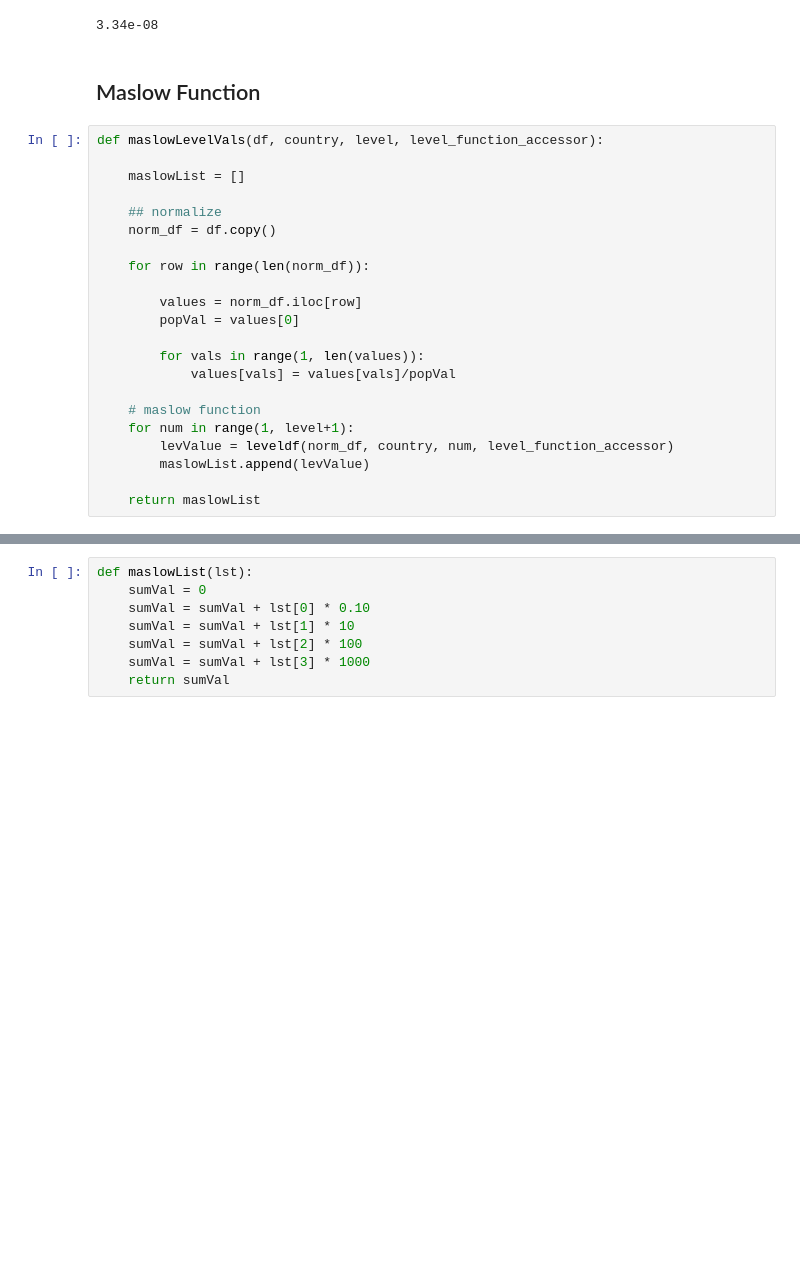
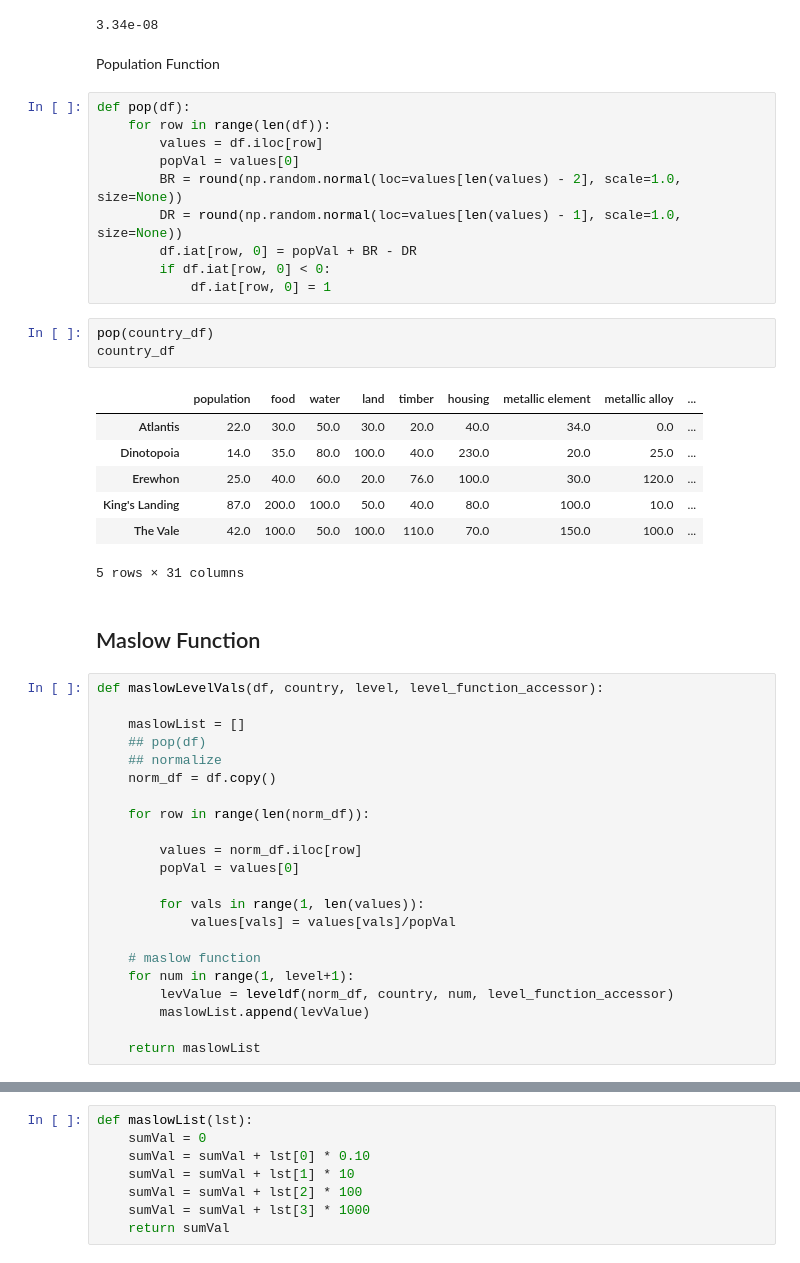
Before and after one commit to ijohnmilton/CountrySimulation, a Jupyter notebook: CountrySimulation.ipynb, the cells around one changed output, grey strips where cells are left out. Drawn from its saved outputs; the diff is of its cells as text; blank space fills up the shorter version.

```diff
--- a/CountrySimulation.ipynb
+++ b/CountrySimulation.ipynb
@@ -129,13 +131,36 @@ num = leveldf(country_df, 'Atlantis', 5, LEV_LIST)
 num
 # %% [output]
 3.34e-08
+# %% [markdown]
+Population Function
+# %%
+def pop(df):
+    for row in range(len(df)):
+        values = df.iloc[row]
+        popVal = values[0]
+        BR = round(np.random.normal(loc=values[len(values) - 2], scale=1.0, size=None))
+        DR = round(np.random.normal(loc=values[len(values) - 1], scale=1.0, size=None))
+        df.iat[row, 0] = popVal + BR - DR
+        if df.iat[row, 0] < 0:
+            df.iat[row, 0] = 1
+# %%
+pop(country_df)
+country_df
+# %% [output]
+|  | population | food | water | land | timber | housing | metallic element | metallic alloy | ... |
+| Atlantis | 22.0 | 30.0 | 50.0 | 30.0 | 20.0 | 40.0 | 34.0 | 0.0 | ... |
+| Dinotopoia | 14.0 | 35.0 | 80.0 | 100.0 | 40.0 | 230.0 | 20.0 | 25.0 | ... |
+| Erewhon | 25.0 | 40.0 | 60.0 | 20.0 | 76.0 | 100.0 | 30.0 | 120.0 | ... |
+| King's Landing | 87.0 | 200.0 | 100.0 | 50.0 | 40.0 | 80.0 | 100.0 | 10.0 | ... |
+| The Vale | 42.0 | 100.0 | 50.0 | 100.0 | 110.0 | 70.0 | 150.0 | 100.0 | ... |
+5 rows × 31 columns
 # %% [markdown]
 ## Maslow Function
 # %%
 def maslowLevelVals(df, country, level, level_function_accessor):
 
     maslowList = []
-
+    ## pop(df)
     ## normalize
     norm_df = df.copy()
 
```
Also changed, not shown: parts of 38 cells of this notebook, 2 other files.
